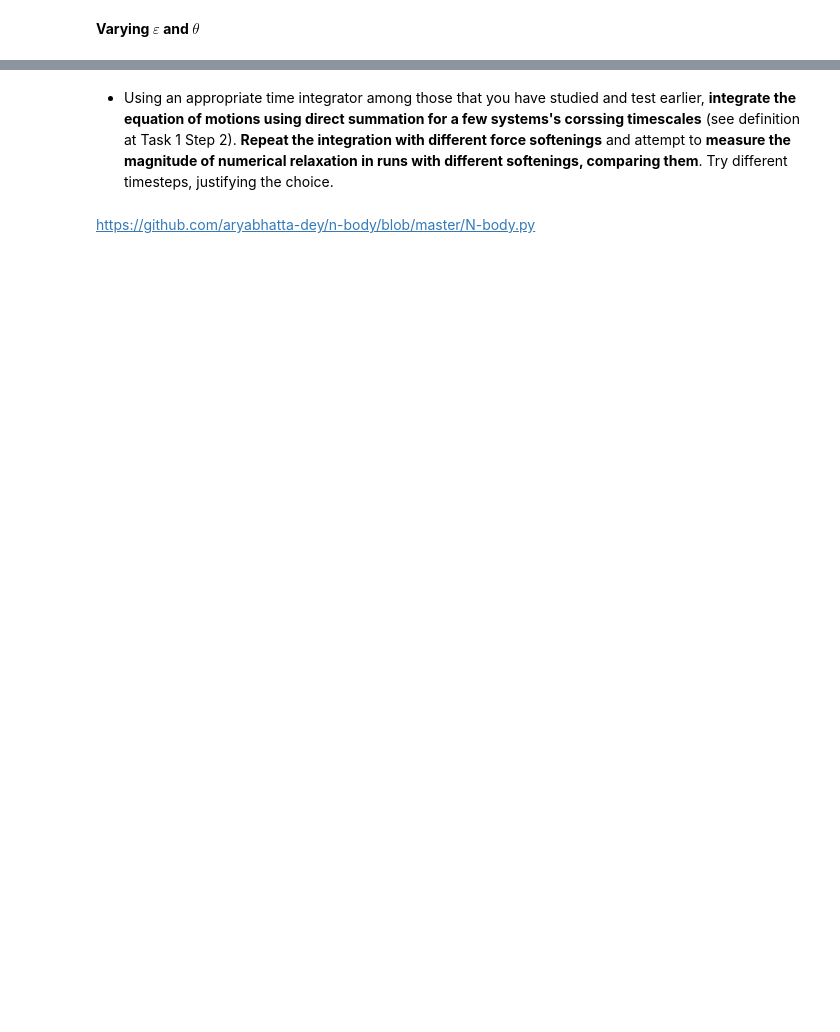
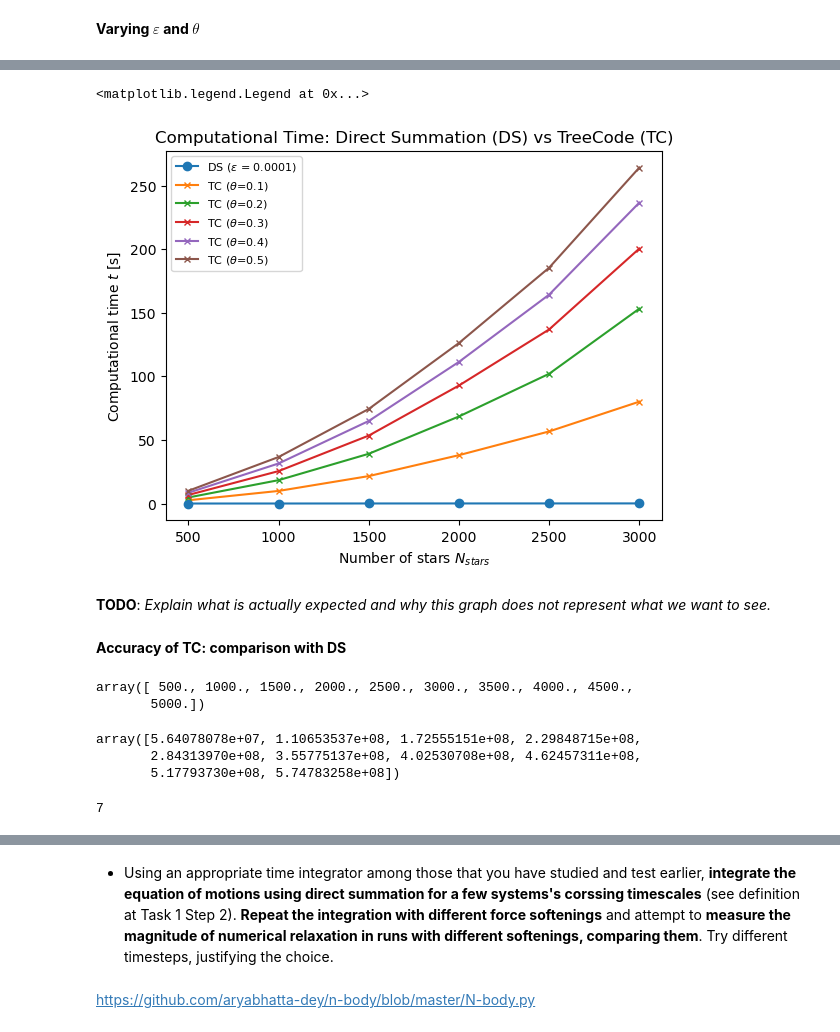
Before and after one commit to nshakm/comp_astro_n_body, a Jupyter notebook: AnshakMallik_N-BodyProject_ComputationalAstrophysics_HS23.ipynb, the cells around one changed output, grey strips where cells are left out. Drawn from its saved outputs; the diff is of its cells as text; code cells hidden in the pictures; blank space fills up the shorter version.

```diff
--- a/AnshakMallik_N-BodyProject_ComputationalAstrophysics_HS23.ipynb
+++ b/AnshakMallik_N-BodyProject_ComputationalAstrophysics_HS23.ipynb
@@ -1456,0 +1595,8 @@ array([  421,  1819,  4071,  4634, 13851, 16038, 17284, 17864, 22329,
+# %%
+sub_list = []
+# N_stars_array = np.linspace(100, 200, 9)
+N_stars_array = np.linspace(500, 5000, 10)
+for N_stars in N_stars_array:
+    sub = data[:int(N_stars)]
+    sub_list.append(sub)
+N_stars_array
@@ -1456,0 +1606,19 @@ array([  421,  1819,  4071,  4634, 13851, 16038, 17284, 17864, 22329,
+# %%
+def calculate_total_force(dataset, eps):
+
+#     dataset = dataset.set_index(pd.RangeIndex(start=1, stop=len(dataset)+1))
+
+    forces = np.zeros(3)
+
+    for j in range(len(dataset)):
+
+        mj = dataset['mass'][j]
+        ri = np.array([dataset['x'][i], dataset['y'][i], dataset['z'][i]])
+        rj = np.array([dataset['x'][j], dataset['y'][j], dataset['z'][j]])
+
+        if i != j:
+            forces += calculate_force(mj, ri, rj, eps)
+        else:
+            forces += np.zeros(3)
+
+    return forces
@@ -1456,0 +1757,38 @@ array([  421,  1819,  4071,  4634, 13851, 16038, 17284, 17864, 22329,
+# %%
+fig = plt.figure()
+ax = plt.axes()
+
+ax.set_title('Computational Time: Direct Summation (DS) vs TreeCode (TC)')
+
+ax.set_xlabel(r'Number of stars $N_{stars}$')
+ax.set_ylabel(r'Computational time $t$ [s]')
+
+ax.plot(N_stars_array[:6], elapsed_time_DS_array[:6], 'o-', label=r'DS ($\varepsilon$ = {:.4f})'.format(eps))
+
+for i, theta in enumerate(thetas[:5]):
+    ax.plot(N_stars_array[:6], elapsed_time_TC_array[:6,i], 'x-', markersize='5', label=r'TC ($\theta$={:.1f})'.format(theta), zorder=i+1)
+#     ax.plot(furthest_star_r_array, forces_eps_array[:,i], 'x-', markersize='5', label=r'$\varepsilon$={:.3f}'.format(epsilons[i]), zorder=i+1)
+
+ax.legend(fontsize=8)
+# %% [output]
+<matplotlib.legend.Legend at 0x...>
+[figure, added]
+# %% [markdown]
+**TODO**: _Explain what is actually expected and why this graph does not represent what we want to see._
+# %% [markdown]
+**Accuracy of TC: comparison with DS**
+# %%
+N_stars_array
+# %% [output]
+array([ 500., 1000., 1500., 2000., 2500., 3000., 3500., 4000., 4500.,
+       5000.])
+# %%
+force_DS_array
+# %% [output]
+array([5.64078078e+07, 1.10653537e+08, 1.72555151e+08, 2.29848715e+08,
+       2.84313970e+08, 3.55775137e+08, 4.02530708e+08, 4.62457311e+08,
+       5.17793730e+08, 5.74783258e+08])
+# %%
+len(shell_rads)
+# %% [output]
+7
```
Also changed, not shown: parts of 102 cells of this notebook.
